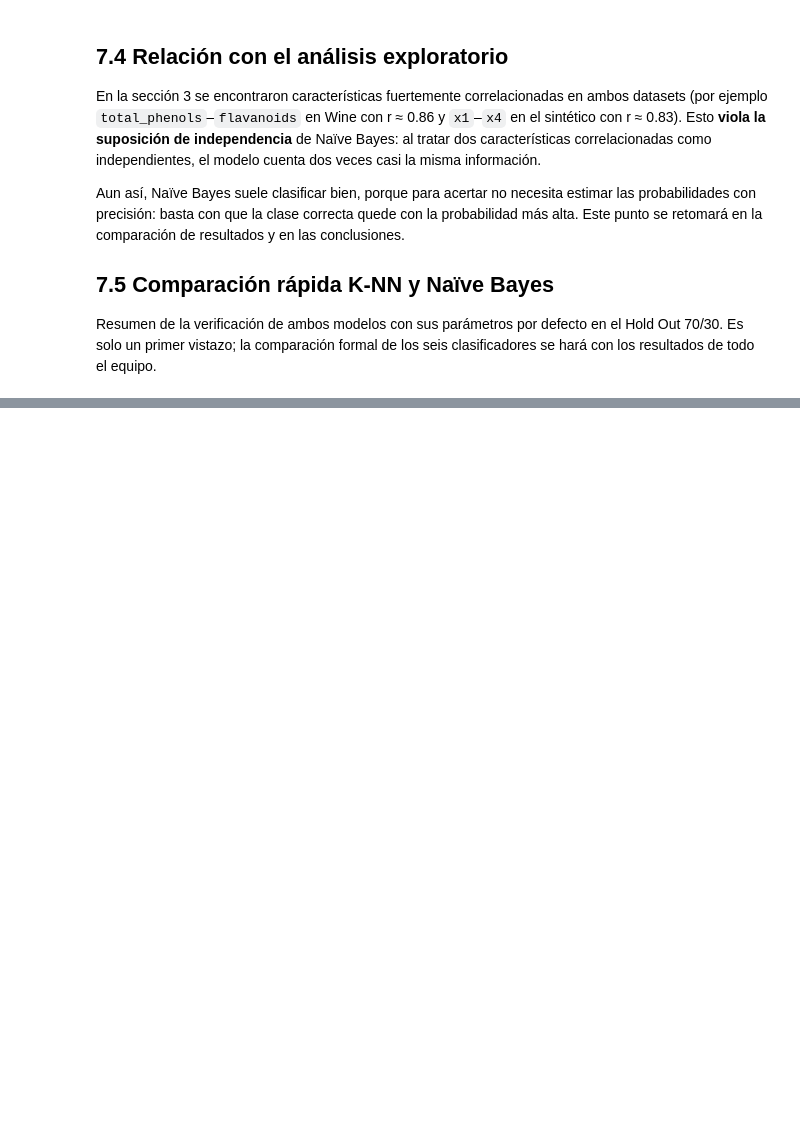
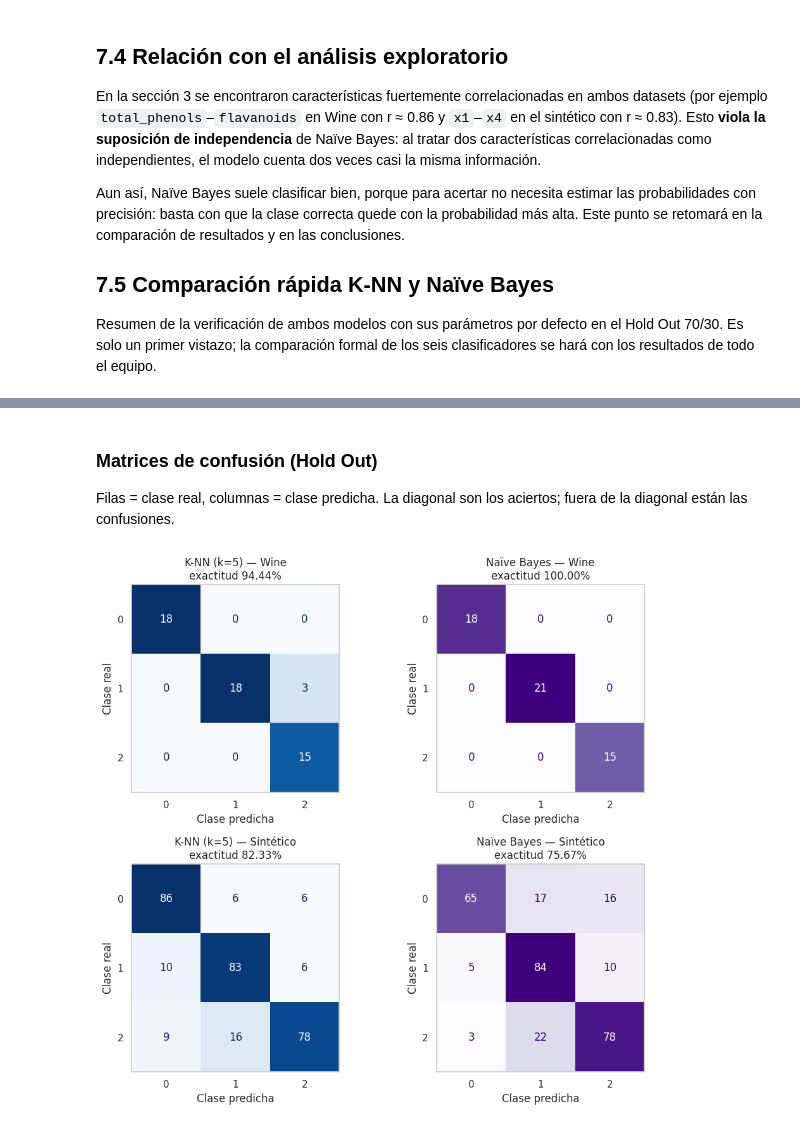
Before and after one commit to paolamrk/Practica3_MachineLearning, a Jupyter notebook: practica_clasificadores_integrante3.ipynb, the cells around one changed output, grey strips where cells are left out. Saved outputs shown, nothing was run; the diff lists cells and outputs as text; code cells hidden in the pictures; blank space fills up the shorter version.

```diff
--- a/practica_clasificadores_integrante3.ipynb
+++ b/practica_clasificadores_integrante3.ipynb
@@ -874,0 +1137,17 @@ al entrenar, y luego predice muy rápido. Este análisis se formalizará en la s
+# %%
+# Modelos del Integrante 3: (nombre, modelo, normalizar)
+MODELOS_INT3 = [
+    ("K-NN (k=5)", KNNDesdeCero(k=5), True),
+    ("Naïve Bayes", GaussianNB(), False),
+]
+# datasets ya definido en la seccion 6.3: {"Wine": (X_wine, y_wine), "Sintético": (X_sintetico, y_sintetico)}
+
+METRICAS = ["exactitud", "precision", "recall", "f1"]
+
+def formato_tabla(df, columnas_pct, columnas_ms=()):
+    # Muestra las metricas en porcentaje y los tiempos en ms
+    formato = {c: "{:.2f} %" for c in columnas_pct}
+    formato.update({c: "{:.3f}" for c in columnas_ms})
+    return df.style.format(formato).hide(axis="index")
+
+print("Experimentos configurados:", len(MODELOS_INT3) * len(datasets) * 2)
@@ -874,0 +1160,12 @@ al entrenar, y luego predice muy rápido. Este análisis se formalizará en la s
+# %%
+filas_ho, predicciones_ho = [], {}
+for nombre_ds, (X, y) in datasets.items():
+    for nombre_modelo, modelo, escalar in MODELOS_INT3:
+        res, (y_real, y_pred) = evaluar_holdout(modelo, X, y, escalar=escalar)
+        predicciones_ho[(nombre_ds, nombre_modelo)] = (y_real, y_pred)
+        filas_ho.append({"dataset": nombre_ds, "modelo": nombre_modelo,
+                         **{m: 100 * res[m] for m in METRICAS},
+                         "t_fit_ms": res["t_fit_ms"], "t_pred_ms": res["t_pred_ms"]})
+
+resultados_ho = pd.DataFrame(filas_ho)
+formato_tabla(resultados_ho, METRICAS, ["t_fit_ms", "t_pred_ms"])
@@ -874,0 +1178,19 @@ al entrenar, y luego predice muy rápido. Este análisis se formalizará en la s
+# %% [markdown]
+### Matrices de confusión (Hold Out)
+
+Filas = clase real, columnas = clase predicha. La diagonal son los aciertos; fuera de la diagonal están las
+confusiones.
+# %%
+fig, axes = plt.subplots(2, 2, figsize=(10, 9))
+for fila, nombre_ds in enumerate(datasets):
+    for col, (nombre_modelo, _, _) in enumerate(MODELOS_INT3):
+        y_real, y_pred = predicciones_ho[(nombre_ds, nombre_modelo)]
+        ax = axes[fila, col]
+        ConfusionMatrixDisplay(confusion_matrix(y_real, y_pred)).plot(
+            ax=ax, cmap="Blues" if col == 0 else "Purples", colorbar=False)
+        ax.grid(False)
+        ax.set_title(f"{nombre_modelo} — {nombre_ds}\nexactitud {accuracy_score(y_real, y_pred):.2%}")
+        ax.set_xlabel("Clase predicha"); ax.set_ylabel("Clase real")
+plt.tight_layout(); plt.show()
+# %% [output]
+[figure, added]
```
Also changed, not shown: parts of 100 cells of this notebook.
